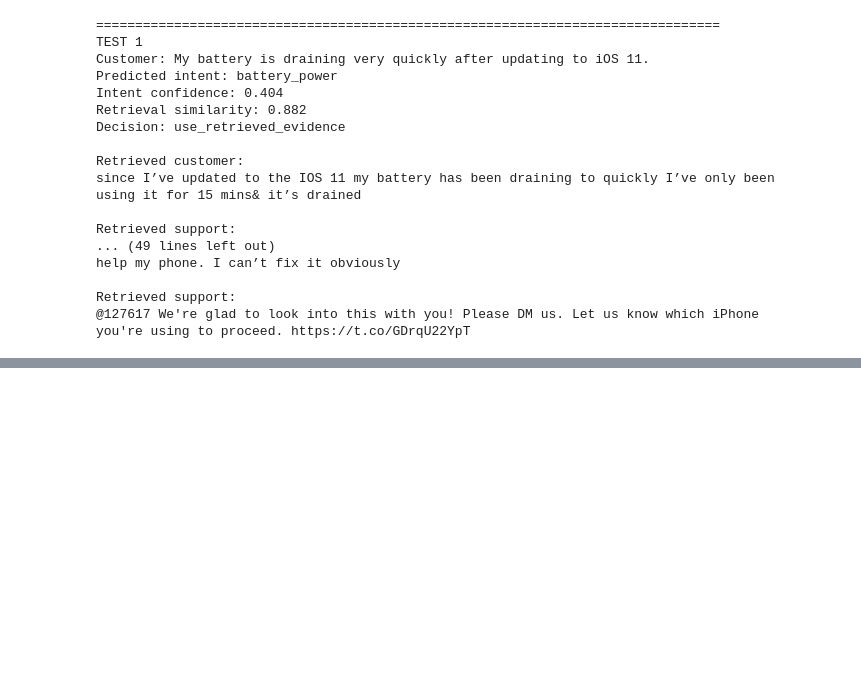
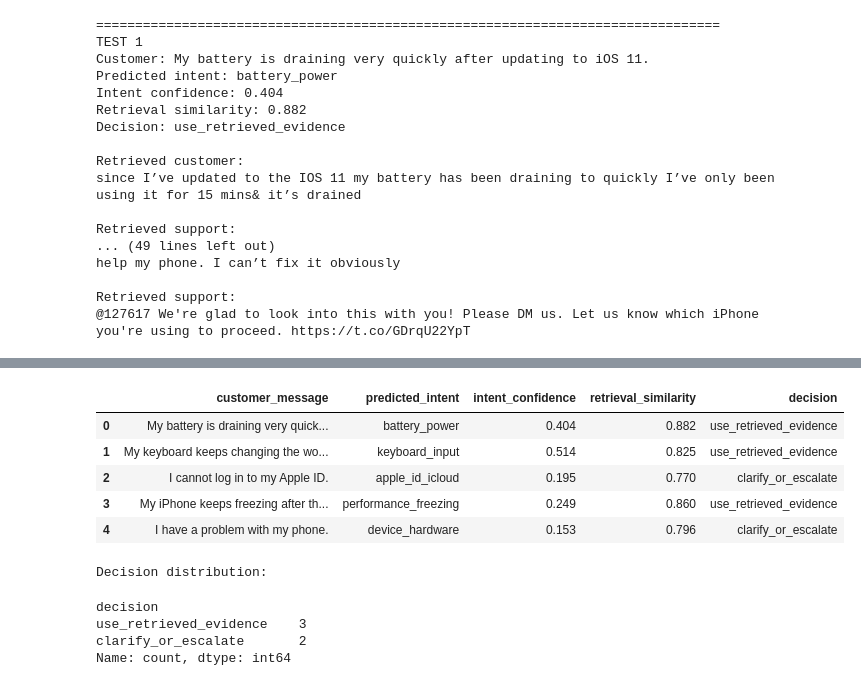
Before and after one commit to shubhanshi01/AppleCustomerService, a Jupyter notebook: hiver-sde-intern/notebooks/05_taxonomy_validation.ipynb, the cells around one changed output, grey strips where cells are left out. Cells and saved outputs as stored; diff of their text form; code cells hidden in the pictures; blank space fills up the shorter version.

```diff
--- a/hiver-sde-intern/notebooks/05_taxonomy_validation.ipynb
+++ b/hiver-sde-intern/notebooks/05_taxonomy_validation.ipynb
@@ -5387,0 +5433,45 @@ Retrieved support:
+# %%
+# Cell 95 — Structured End-to-End Evaluation
+
+evaluation_messages = [
+    "My battery is draining very quickly after updating to iOS 11.",
+    "My keyboard keeps changing the word I to something else.",
+    "I cannot log in to my Apple ID.",
+    "My iPhone keeps freezing after the latest update.",
+    "I have a problem with my phone."
+]
+
+evaluation_results = []
+
+for message in evaluation_messages:
+
+    result = run_support_agent(message)
+
+    evaluation_results.append({
+        "customer_message": result["customer_message"],
+        "predicted_intent": result["predicted_intent"],
+        "intent_confidence": result["intent_confidence"],
+        "retrieval_similarity": result["retrieval_similarity"],
+        "decision": result["decision"]
+    })
+
+end_to_end_df = pd.DataFrame(evaluation_results)
+
+display(end_to_end_df)
+
+print("\nDecision distribution:")
+display(
+    end_to_end_df["decision"].value_counts()
+)
+# %% [output]
+|  | customer_message | predicted_intent | intent_confidence | retrieval_similarity | decision |
+| 0 | My battery is draining very quick... | battery_power | 0.404 | 0.882 | use_retrieved_evidence |
+| 1 | My keyboard keeps changing the wo... | keyboard_input | 0.514 | 0.825 | use_retrieved_evidence |
+| 2 | I cannot log in to my Apple ID. | apple_id_icloud | 0.195 | 0.770 | clarify_or_escalate |
+| 3 | My iPhone keeps freezing after th... | performance_freezing | 0.249 | 0.860 | use_retrieved_evidence |
+| 4 | I have a problem with my phone. | device_hardware | 0.153 | 0.796 | clarify_or_escalate |
+Decision distribution:
+decision
+use_retrieved_evidence    3
+clarify_or_escalate       2
+Name: count, dtype: int64
```
Also changed, not shown: parts of 22 cells of this notebook, 20 other files.
